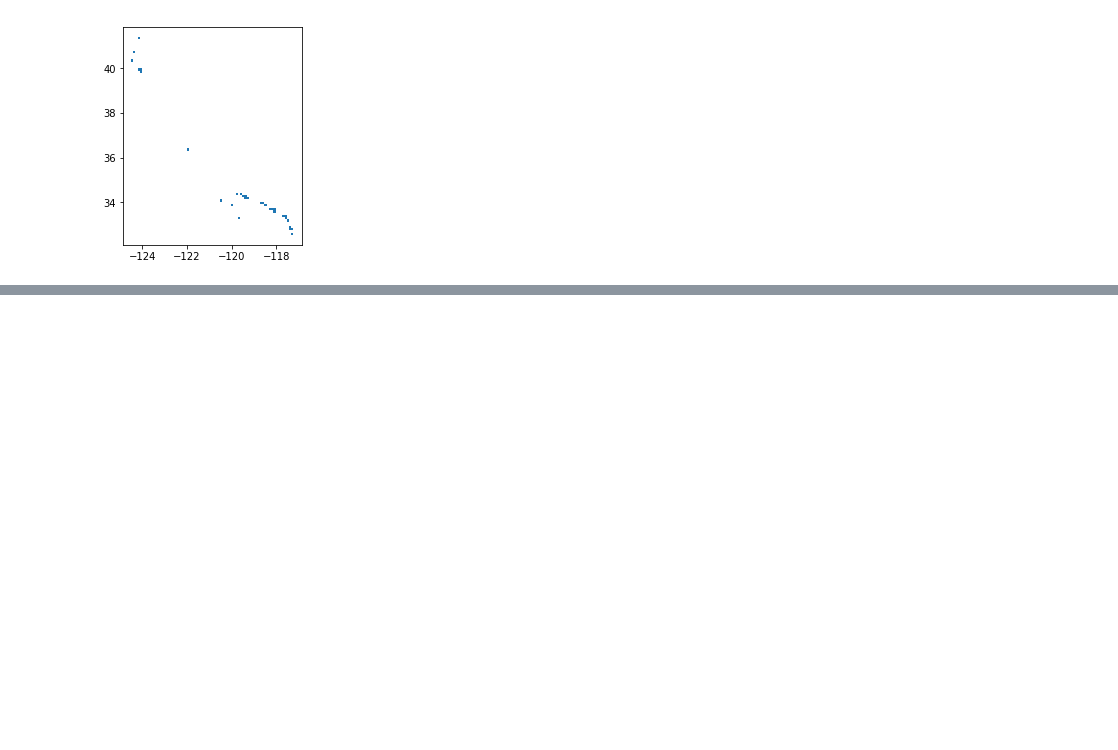
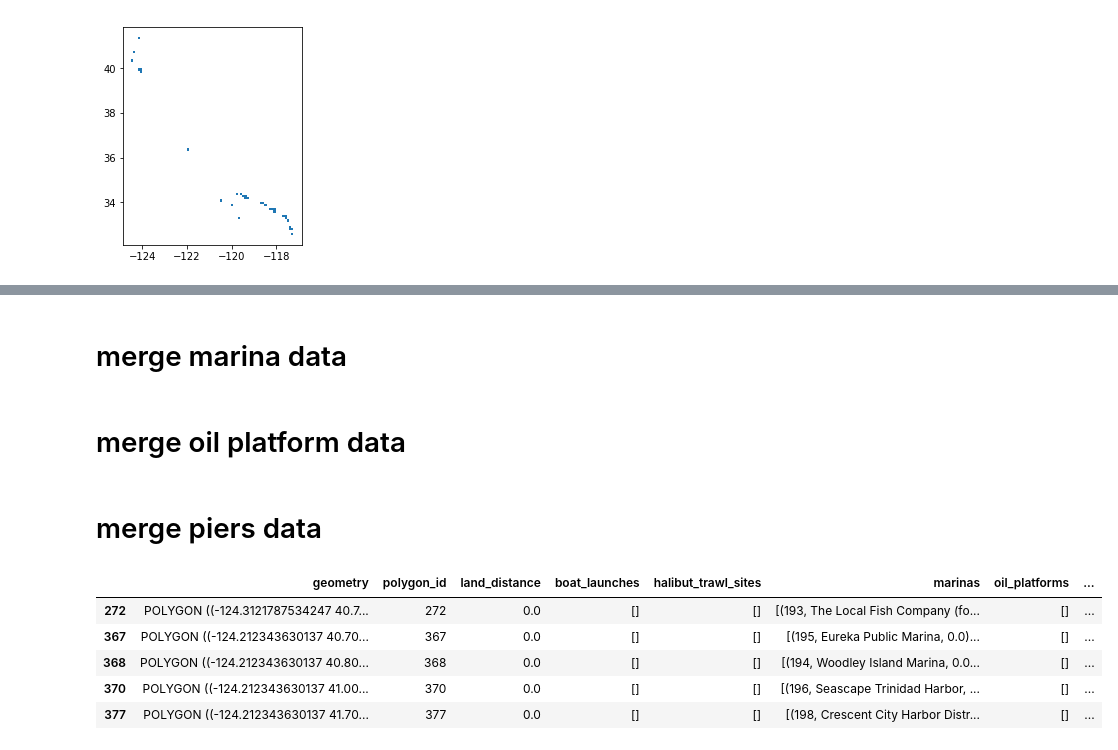
Before and after one commit to UCB-MIDS/Kelp-Capstone, a Jupyter notebook: pipeline/combine_data.ipynb, the cells around one changed output, grey strips where cells are left out. Cells and saved outputs as stored; diff of their text form; code cells hidden in the pictures; blank space fills up the shorter version.

Commit message:
merged more data

```diff
--- a/pipeline/combine_data.ipynb
+++ b/pipeline/combine_data.ipynb
@@ -687,0 +702,5 @@ grid_df[grid_df.viable == True].plot()
+# %%
+boatlaunches = pd.read_pickle(pickles+'boatlaunches.pkl')
+grid_df['boat_launches'] = grid_df.geometry.apply(lambda x: get_closest_areas(x,boatlaunches.geometry,\
+                                                                                boatlaunches.Type,\
+                                                                                10,1))
@@ -687,0 +709,34 @@ grid_df[grid_df.viable == True].plot()
+# %%
+halibuttrawl = pd.read_pickle(pickles+'halibuttrawl.pkl')
+grid_df['halibut_trawl_sites'] = grid_df.geometry.apply(lambda x: get_closest_areas(x,halibuttrawl.geometry,\
+                                                                                halibuttrawl.Status,\
+                                                                                10,0))
+# %% [markdown]
+# merge marina data
+# %%
+marinas = pd.read_pickle(pickles+'marinas.pkl')
+grid_df['marinas'] = grid_df.geometry.apply(lambda x: get_closest_areas(x,marinas.geometry,\
+                                                                                marinas.Name,\
+                                                                                10,0))
+# %% [markdown]
+# merge oil platform data
+# %%
+oilplats = pd.read_pickle(pickles+'oilplats.pkl')
+grid_df['oil_platforms'] = grid_df.geometry.apply(lambda x: get_closest_areas(x,oilplats.geometry,\
+                                                                                oilplats.NAME,\
+                                                                                10,0))
+# %% [markdown]
+# merge piers data
+# %%
+piers = pd.read_pickle(pickles+'piers.pkl')
+grid_df['piers'] = grid_df.geometry.apply(lambda x: get_closest_areas(x,piers.geometry,\
+                                                                        piers.PNT_NAME,\
+                                                                        1,0))
+grid_df[grid_df.piers.apply(len)>0].head()
+# %% [output]
+|  | geometry | polygon_id | land_distance | boat_launches | halibut_trawl_sites | marinas | oil_platforms | ... |
+| 272 | POLYGON ((-124.3121787534247 40.7... | 272 | 0.0 | [] | [] | [(193, The Local Fish Company (fo... | [] | ... |
+| 367 | POLYGON ((-124.212343630137 40.70... | 367 | 0.0 | [] | [] | [(195, Eureka Public Marina, 0.0)... | [] | ... |
+| 368 | POLYGON ((-124.212343630137 40.80... | 368 | 0.0 | [] | [] | [(194, Woodley Island Marina, 0.0... | [] | ... |
+| 370 | POLYGON ((-124.212343630137 41.00... | 370 | 0.0 | [] | [] | [(196, Seascape Trinidad Harbor, ... | [] | ... |
+| 377 | POLYGON ((-124.212343630137 41.70... | 377 | 0.0 | [] | [] | [(198, Crescent City Harbor Distr... | [] | ... |
```
Also changed, not shown: parts of 9 cells of this notebook, 1 other file.
